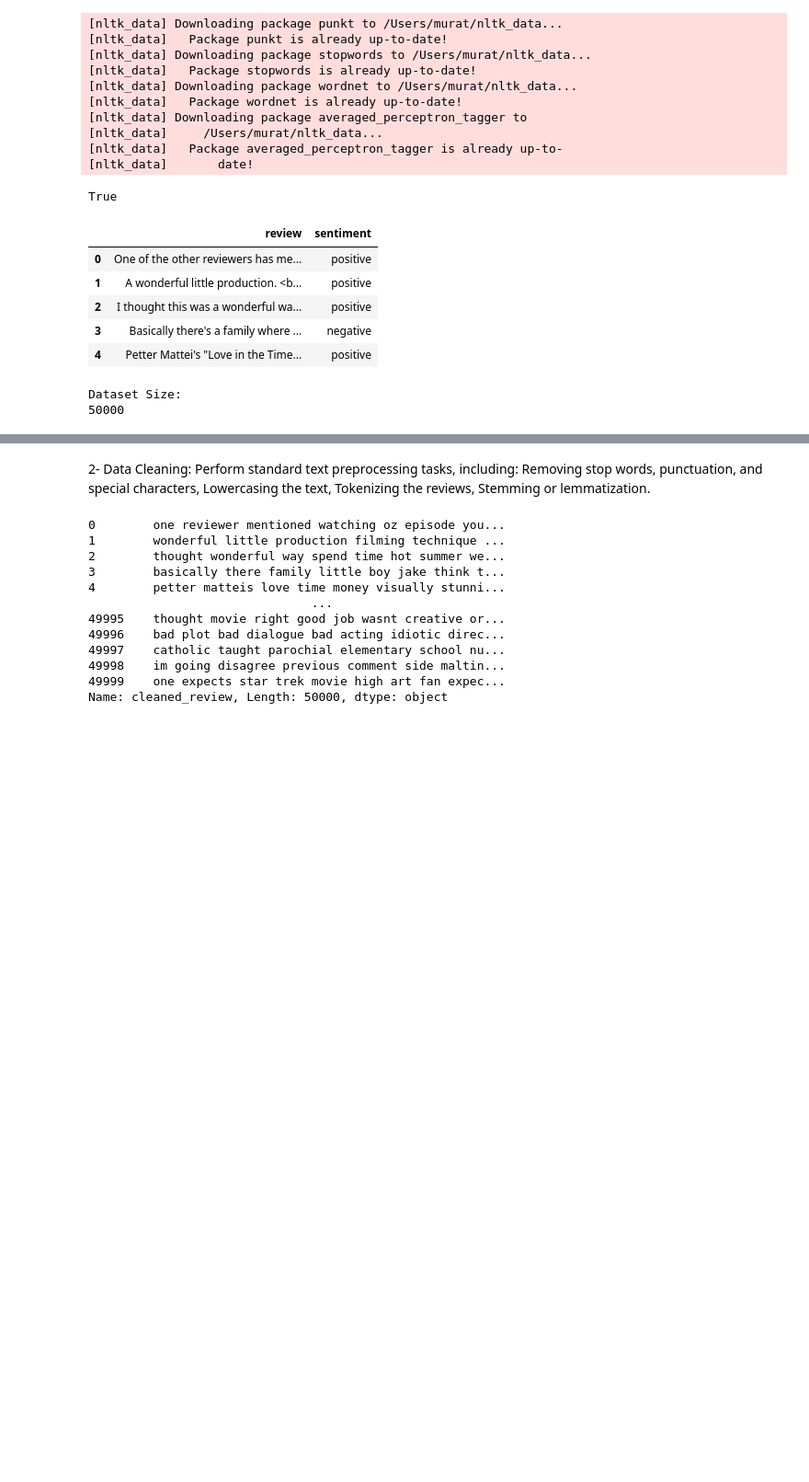
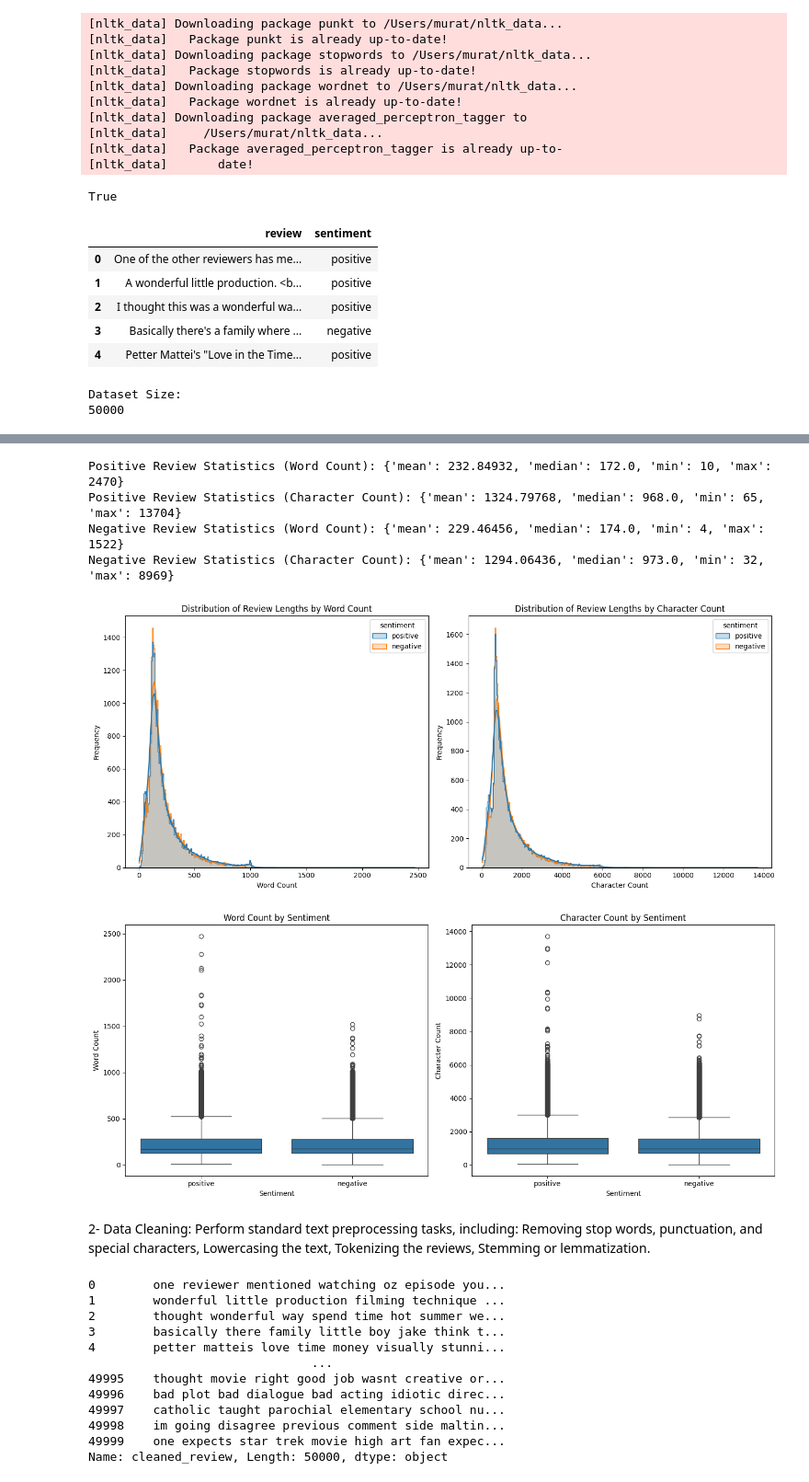
Before and after one commit to mkarayak24/NLPTM-IMDB_Sentiment_Analysis_Project, a Jupyter notebook: Notebook_Tasks_1-8.ipynb, the cells around one changed output, grey strips where cells are left out. Shown at 92% size. Drawn from its saved outputs; the diff is of its cells as text; code cells hidden in the pictures; blank space fills up the shorter version.

```diff
--- a/Notebook_Tasks_1-8.ipynb
+++ b/Notebook_Tasks_1-8.ipynb
@@ -127,3 +63,80 @@ plt.show()
+# %%
+# Add review length columns
+df['word_count'] = df['review'].apply(lambda x: len(x.split()))
+df['char_count'] = df['review'].apply(lambda x: len(x))
+
+# Separate positive and negative reviews
+positive_reviews = df[df['sentiment'] == 'positive']
+negative_reviews = df[df['sentiment'] == 'negative']
+
+# Compute basic statistics for word count and character count
+def compute_statistics(data, column):
+    return {
+        'mean': data[column].mean(),
+        'median': data[column].median(),
+        'min': data[column].min(),
+        'max': data[column].max()
+    }
+
+# Statistics for positive reviews
+pos_word_stats = compute_statistics(positive_reviews, 'word_count')
+pos_char_stats = compute_statistics(positive_reviews, 'char_count')
+
+# Statistics for negative reviews
+neg_word_stats = compute_statistics(negative_reviews, 'word_count')
+neg_char_stats = compute_statistics(negative_reviews, 'char_count')
+
+print("Positive Review Statistics (Word Count):", pos_word_stats)
+print("Positive Review Statistics (Character Count):", pos_char_stats)
+print("Negative Review Statistics (Word Count):", neg_word_stats)
+print("Negative Review Statistics (Character Count):", neg_char_stats)
+
+# Plotting the distribution of review lengths (word count and character count)
+plt.figure(figsize=(14, 6))
+
+# Word count histogram by sentiment
+plt.subplot(1, 2, 1)
+sns.histplot(data=df, x='word_count', hue='sentiment', kde=True, element="step")
+plt.title('Distribution of Review Lengths by Word Count')
+plt.xlabel('Word Count')
+plt.ylabel('Frequency')
+
+# Character count histogram by sentiment
+plt.subplot(1, 2, 2)
+sns.histplot(data=df, x='char_count', hue='sentiment', kde=True, element="step")
+plt.title('Distribution of Review Lengths by Character Count')
+plt.xlabel('Character Count')
+plt.ylabel('Frequency')
+
+plt.tight_layout()
+plt.show()
+
+# Box plots for word count and character count by sentiment
+plt.figure(figsize=(14, 6))
+
+# Word count box plot
+plt.subplot(1, 2, 1)
+sns.boxplot(data=df, x='sentiment', y='word_count')
+plt.title('Word Count by Sentiment')
+plt.xlabel('Sentiment')
+plt.ylabel('Word Count')
+
+# Character count box plot
+plt.subplot(1, 2, 2)
+sns.boxplot(data=df, x='sentiment', y='char_count')
+plt.title('Character Count by Sentiment')
+plt.xlabel('Sentiment')
+plt.ylabel('Character Count')
+
+plt.tight_layout()
+plt.show()
+# %% [output]
+Positive Review Statistics (Word Count): {'mean': 232.84932, 'median': 172.0, 'min': 10, 'max': 2470}
+Positive Review Statistics (Character Count): {'mean': 1324.79768, 'median': 968.0, 'min': 65, 'max': 13704}
+Negative Review Statistics (Word Count): {'mean': 229.46456, 'median': 174.0, 'min': 4, 'max': 1522}
+Negative Review Statistics (Character Count): {'mean': 1294.06436, 'median': 973.0, 'min': 32, 'max': 8969}
+[figure, added]
+[figure, added]
 # %% [markdown]
 2- Data Cleaning: Perform standard text preprocessing tasks, including: Removing stop words, punctuation, and special
 characters, Lowercasing the text, Tokenizing the reviews, Stemming or lemmatization.
```
Also changed, not shown: parts of 11 cells of this notebook, 5 other files.
